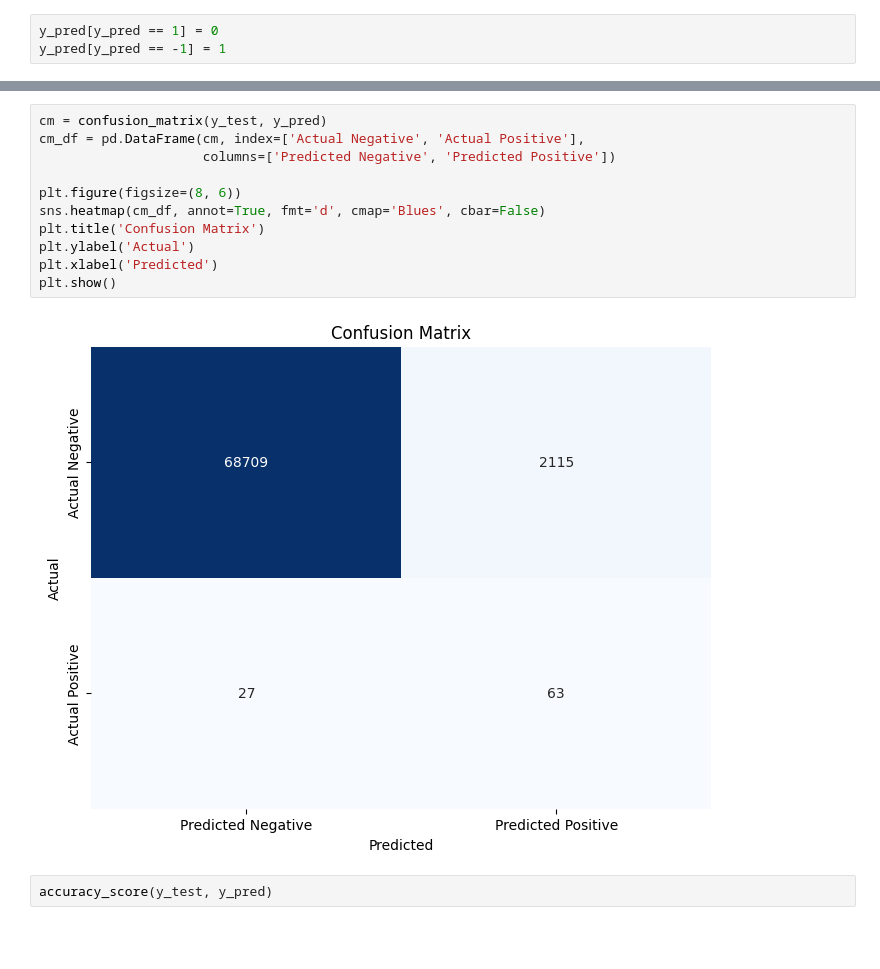
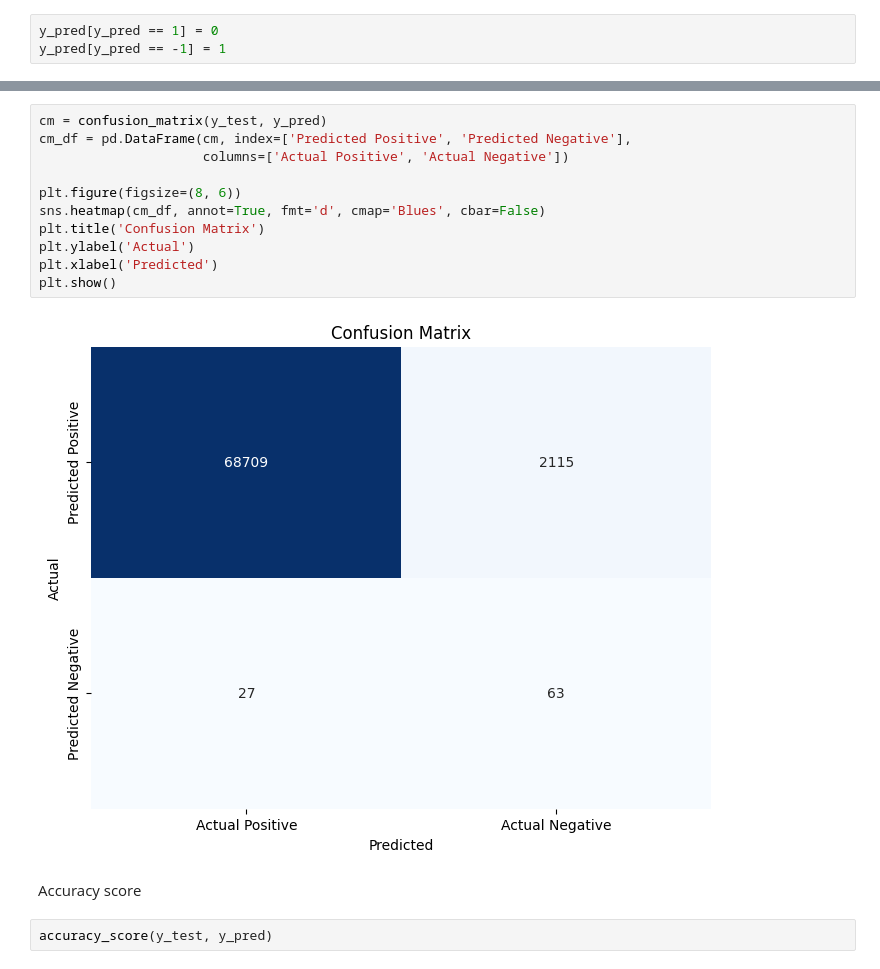
Before and after one commit to codeboyz12/data_science_cv, a Jupyter notebook: fraud_detection/creditcard_fraud.ipynb, the cells around one changed output, grey strips where cells are left out. Drawn from its saved outputs; the diff is of its cells as text; blank space fills up the shorter version.

```diff
--- a/fraud_detection/creditcard_fraud.ipynb
+++ b/fraud_detection/creditcard_fraud.ipynb
@@ -134,16 +149,18 @@ y_pred[y_pred == -1] = 1
 # %%
 cm = confusion_matrix(y_test, y_pred)
-cm_df = pd.DataFrame(cm, index=['Actual Negative', 'Actual Positive'],
-                     columns=['Predicted Negative', 'Predicted Positive'])
+cm_df = pd.DataFrame(cm, index=['Predicted Positive', 'Predicted Negative'],
+                     columns=['Actual Positive', 'Actual Negative'])
 
 plt.figure(figsize=(8, 6))
 sns.heatmap(cm_df, annot=True, fmt='d', cmap='Blues', cbar=False)
 plt.title('Confusion Matrix')
 plt.ylabel('Actual')
 plt.xlabel('Predicted')
 plt.show()
 # %% [output]
-[figure, old version]
+[figure, new version]
+# %% [markdown]
+Accuracy score
 # %%
 accuracy_score(y_test, y_pred)
 # %% [output]
```
Also changed, not shown: parts of 28 cells of this notebook.
